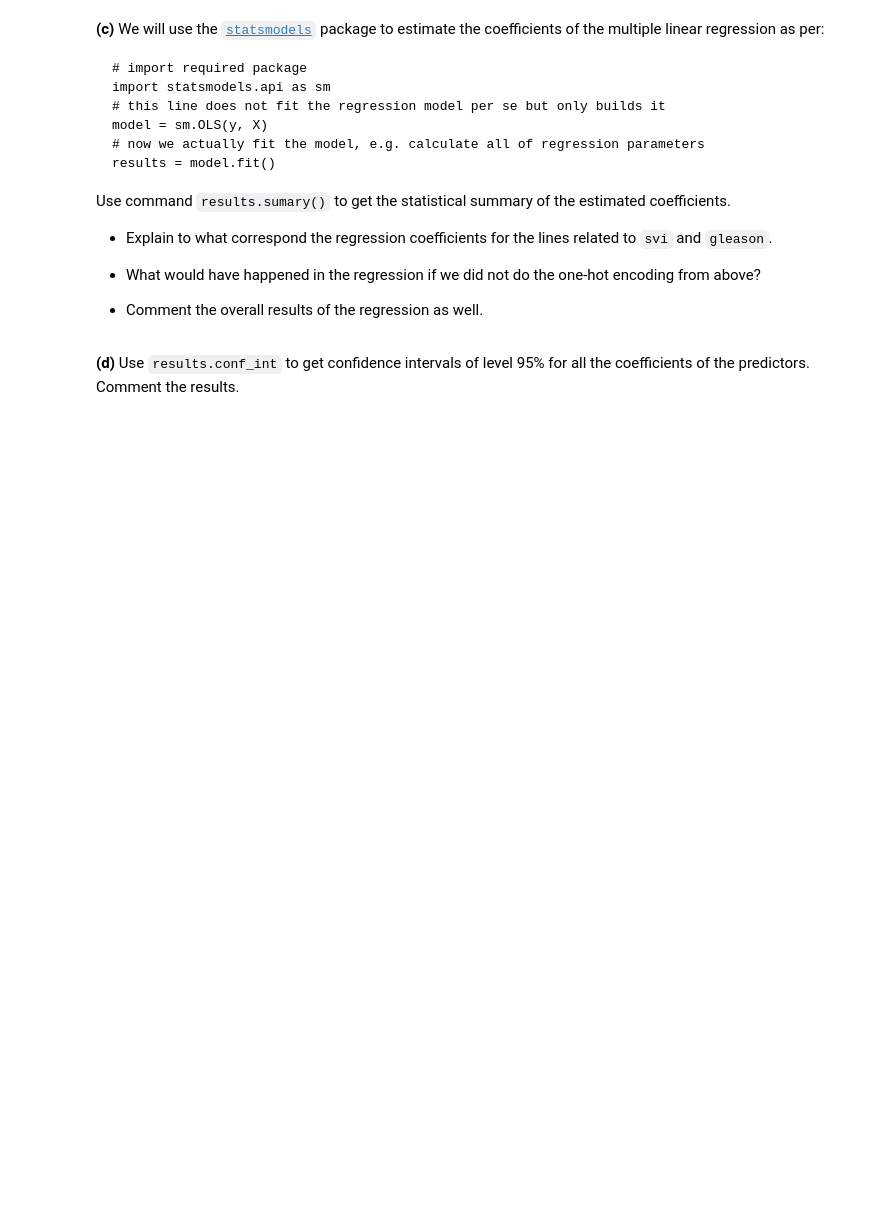
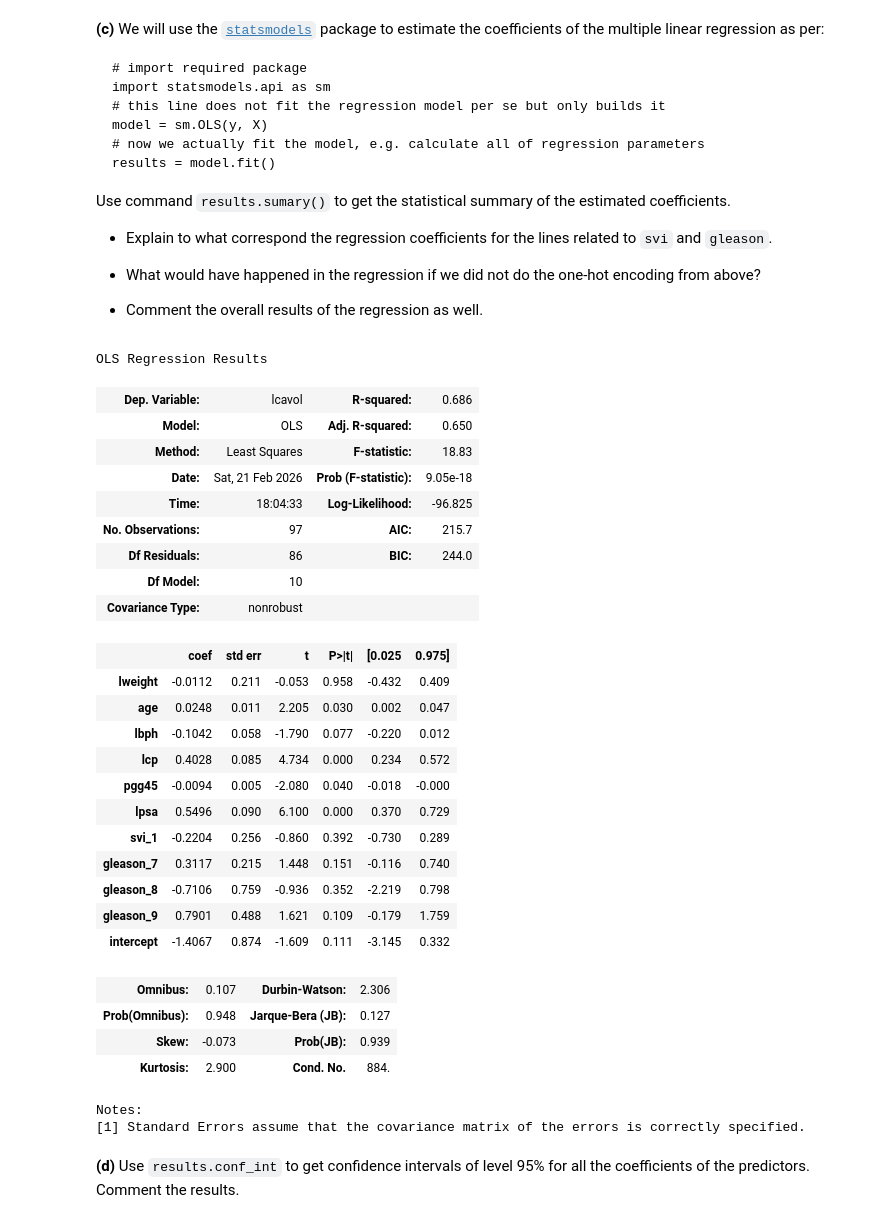
Before and after one commit to Ba-Hi/reports_tp, a Jupyter notebook: TP1/TP1.ipynb, the cells around one changed output. Cells and saved outputs as stored; diff of their text form; code cells hidden in the pictures; blank space fills up the shorter version.

```diff
--- a/TP1/TP1.ipynb
+++ b/TP1/TP1.ipynb
@@ -212,3 +218,6 @@ df['gleason'] = df['gleason'].astype("category")
+# %%
+df['svi'] = df['svi'].astype("category")
+df['gleason'] = df['gleason'].astype("category")
 # %% [markdown]
 **(b)** Before doing the linear regression of this TP, you will first have to handle the one-hot encoding of the categorical features of the dataframe. One way of doing this is as follows:
 
@@ -231,3 +247,19 @@ y = df['lcavol']
+# %%
+# encode the categorical features with dummy variables
+df_enc = pd.get_dummies(df, dtype=np.float64)
+
+
+# to drop one dummy column for each predictor
+df_enc = df_enc.drop(columns=['svi_0', 'gleason_6'])
+
+# add a column of ones to the dataframe
+df_enc['intercept'] = 1
+
+# extract the dataframe for predictors
+X = df_enc.drop(columns=['lcavol'])
+
+# get the observed values to predict
+y = df['lcavol']
 # %% [markdown]
 **(c)** We will use the [`statsmodels`](https://www.statsmodels.org/) package to estimate the coefficients of the multiple linear regression as per:
 
@@ -247,5 +279,43 @@ Use command `results.sumary()` to get the statistical summary of the estimated c
 - What would have happened in the regression if we did not do the one-hot encoding from above?
 
 - Comment the overall results of the regression as well.
+# %%
+# import required package
+import statsmodels.api as sm
+# this line does not fit the regression model per se but only builds it
+model = sm.OLS(y, X)
+# now we actually fit the model, e.g. calculate all of regression parameters
+results = model.fit()
+
+results.summary()
+# %% [output]
+OLS Regression Results
+| Dep. Variable: | lcavol | R-squared: | 0.686 |
+| Model: | OLS | Adj. R-squared: | 0.650 |
+| Method: | Least Squares | F-statistic: | 18.83 |
+| Date: | Sat, 21 Feb 2026 | Prob (F-statistic): | 9.05e-18 |
+| Time: | 18:04:33 | Log-Likelihood: | -96.825 |
+| No. Observations: | 97 | AIC: | 215.7 |
+| Df Residuals: | 86 | BIC: | 244.0 |
+| Df Model: | 10 |  |  |
+| Covariance Type: | nonrobust |  |  |
+|  | coef | std err | t | P>|t| | [0.025 | 0.975] |
+| lweight | -0.0112 | 0.211 | -0.053 | 0.958 | -0.432 | 0.409 |
+| age | 0.0248 | 0.011 | 2.205 | 0.030 | 0.002 | 0.047 |
+| lbph | -0.1042 | 0.058 | -1.790 | 0.077 | -0.220 | 0.012 |
+| lcp | 0.4028 | 0.085 | 4.734 | 0.000 | 0.234 | 0.572 |
+| pgg45 | -0.0094 | 0.005 | -2.080 | 0.040 | -0.018 | -0.000 |
+| lpsa | 0.5496 | 0.090 | 6.100 | 0.000 | 0.370 | 0.729 |
+| svi_1 | -0.2204 | 0.256 | -0.860 | 0.392 | -0.730 | 0.289 |
+| gleason_7 | 0.3117 | 0.215 | 1.448 | 0.151 | -0.116 | 0.740 |
+| gleason_8 | -0.7106 | 0.759 | -0.936 | 0.352 | -2.219 | 0.798 |
+| gleason_9 | 0.7901 | 0.488 | 1.621 | 0.109 | -0.179 | 1.759 |
+| intercept | -1.4067 | 0.874 | -1.609 | 0.111 | -3.145 | 0.332 |
+| Omnibus: | 0.107 | Durbin-Watson: | 2.306 |
+| Prob(Omnibus): | 0.948 | Jarque-Bera (JB): | 0.127 |
+| Skew: | -0.073 | Prob(JB): | 0.939 |
+| Kurtosis: | 2.900 | Cond. No. | 884. |
+Notes:
+[1] Standard Errors assume that the covariance matrix of the errors is correctly specified.
 # %% [markdown]
 **(d)** Use `results.conf_int` to get confidence intervals of level 95% for all the coeﬃcients of the predictors. Comment the results.
```
Also changed, not shown: parts of 3 cells of this notebook.
